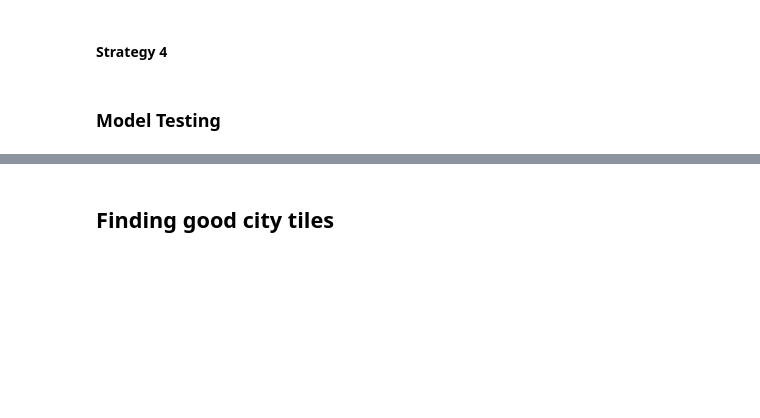
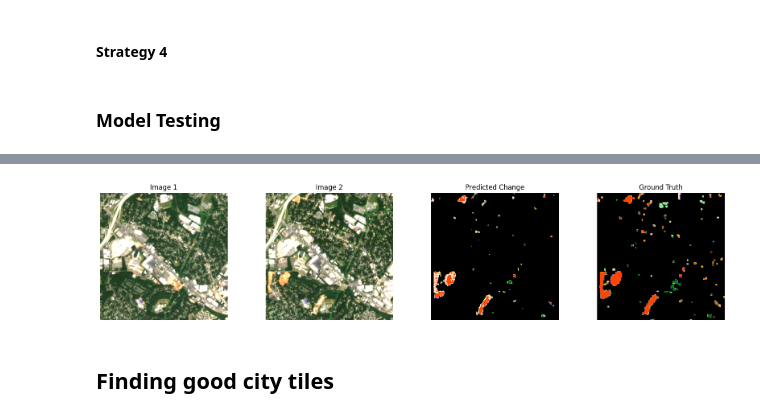
Before and after one commit to omkarsoak/UrbanTreeChangeDetection, a Jupyter notebook: ModelPredictions_and_Images.ipynb, the cells around one changed output, grey strips where cells are left out. Cells and saved outputs as stored; diff of their text form; code cells hidden in the pictures; blank space fills up the shorter version.

```diff
--- a/ModelPredictions_and_Images.ipynb
+++ b/ModelPredictions_and_Images.ipynb
@@ -8,7 +8,7 @@
 # %%
 ROOT_DIRECTORY = "ChangeDetectionMergedDividedSplit-tif3"
 SAVING_DIR = "image_saver"
-CD_DIR = "cd1_Output"
+CD_DIR = "cd2_Output"
 
 if CD_DIR == "cd1_Output":
     CLASSES = ['no_change','vegetation_increase','vegetation_decrease']
@@ -24,7 +24,7 @@ NUM_EPOCHS = 100
 #MODEL_NAME = 'snunet_ECAM'
 #'siamunet_conc','siamunet_diff','siamunet_EF','snunet_conc','snunet_ECAM'
 
-# ARCHITECTURE = 'unet' # 'unet' or 'linknet', 'pspnet', 'deeplabv3plus'
+# ARCHITECTURE = 'pspnet' # 'unet' or 'linknet', 'pspnet', 'deeplabv3plus'
 # SEMANTIC_CLASSES = ['water', 'building', 'sparse_vegetation', 'dense_vegetation']
 # %% [markdown]
 ### Data Loader
@@ -1653,16 +1671,16 @@ def visualize_single_sample(model, test_loader, sample_idx, device='cpu',
         save_path: Optional path to save the visualization
     """
     ######## Siamunets, PCC, STANet #############
-    checkpoint = torch.load(checkpoint_path, map_location=device, weights_only=False)
-    model.load_state_dict(checkpoint['model_state_dict'])
-    print(f"Loaded checkpoint from {checkpoint_path}")
+    # checkpoint = torch.load(checkpoint_path, map_location=device, weights_only=False)
+    # model.load_state_dict(checkpoint['model_state_dict'])
+    # print(f"Loaded checkpoint from {checkpoint_path}")
 
     ########### STRATEGY 3 ################
-    # checkpoint = torch.load(checkpoint_path, map_location=device)
-    # print(f"Loading checkpoint from {checkpoint_path}")
-    # model.cd_model.load_state_dict(checkpoint['cd_model'])
-    # model.lcm_model.load_state_dict(checkpoint['lcm_model'])
-    # print("Successfully loaded both CD and LCM models")
+    checkpoint = torch.load(checkpoint_path, map_location=device)
+    print(f"Loading checkpoint from {checkpoint_path}")
+    model.cd_model.load_state_dict(checkpoint['cd_model'])
+    model.lcm_model.load_state_dict(checkpoint['lcm_model'])
+    print("Successfully loaded both CD and LCM models")
 
     ########### STRATEGY 4 ################
     # checkpoint_path=full_checkpoint_path
@@ -1699,21 +1717,33 @@ def visualize_single_sample(model, test_loader, sample_idx, device='cpu',
         img2_batch = img2.unsqueeze(0).to(device)
 
         ########### Siamunets, STANet ################
-        output = model(img1_batch, img2_batch)
-        pred_mask = torch.argmax(output, dim=1)[0].cpu().numpy()
+        # output = model(img1_batch, img2_batch)
+        # pred_mask = torch.argmax(output, dim=1)[0].cpu().numpy()
 
         ########### PCC, STRATEGY 4 ################
-        # _,_,output = model(img1_batch, img2_batch)
+        # segpred2019,segpred2024,output = model(img1_batch, img2_batch)
         # pred_mask = torch.argmax(output, dim=1)[0].cpu().numpy()
+        # lcm_pred_2019 = torch.argmax(segpred2019, dim=1)[0].cpu().numpy()
+        # lcm_pred_2024 = torch.argmax(segpred2024, dim=1)[0].cpu().numpy()
 
         ########### STRATEGY 3 ################
-        # cd_pred = model.cd_model(torch.cat([img1.unsqueeze(0), img2.unsqueeze(0)], dim=1))
-        # lcm_pred_2019 = model.lcm_model(img1.unsqueeze(0))
-        # lcm_pred_2024 = model.lcm_model(img2.unsqueeze(0))
-        # semantic_pred = create_semantic_change_mask(cd_pred, lcm_pred_2019, lcm_pred_2024)
-        # pred_mask = semantic_pred.squeeze(0)
+        cd_pred = model.cd_model(torch.cat([img1.unsqueeze(0), img2.unsqueeze(0)], dim=1))
+        seg_pred_2019 = model.lcm_model(img1.unsqueeze(0))
+        seg_pred_2024 = model.lcm_model(img2.unsqueeze(0))
+        semantic_pred = create_semantic_change_mask(cd_pred, seg_pred_2019, seg_pred_2024)
+        pred_mask = semantic_pred.squeeze(0)
+        lcm_pred_2019 = torch.argmax(seg_pred_2019, dim=1)
+        lcm_pred_2024 = torch.argmax(seg_pred_2024, dim=1)
 
+    colors_seg_2019 = ['lightblue','white','lightgreen', 'darkgreen']
+    colors_seg_2024 = ['white', 'lightblue','lightgreen', 'darkgreen']
+    cmap_seg_2019 = plt.matplotlib.colors.ListedColormap(colors_seg_2019)
+    cmap_seg_2024 = plt.matplotlib.colors.ListedColormap(colors_seg_2019)
 
+    # plt.imshow(lcm_pred_2019[0], cmap=cmap_seg_2019)
+    # plt.show()
+    plt.imsave(f"{save_path}_lcm2019.png", lcm_pred_2019[0], cmap=cmap_seg_2019)
+    plt.imsave(f"{save_path}_lcm2024.png", lcm_pred_2024[0], cmap=cmap_seg_2019)
     # Create visualization
     fig, axes = plt.subplots(1, 4, figsize=(20, 5))
     plt.subplots_adjust(wspace=0.3)
@@ -1748,7 +1778,7 @@ def visualize_single_sample(model, test_loader, sample_idx, device='cpu',
     axes[2].imshow(pred_mask, cmap=cmap, vmin=0, vmax=num_cd_classes-1)
     axes[2].set_title('Predicted Change')
     axes[2].axis('off')
-    plt.imsave(f"{save_path}_CDprediction.png", pred_mask, cmap=cmap, vmin=0, vmax=num_cd_classes-1)
+    #plt.imsave(f"{save_path}_CDprediction.png", pred_mask, cmap=cmap, vmin=0, vmax=num_cd_classes-1)
 
     axes[3].imshow(true_mask, cmap=cmap, vmin=0, vmax=num_cd_classes-1)
     axes[3].set_title('Ground Truth')
@@ -1760,12 +1790,12 @@ def visualize_single_sample(model, test_loader, sample_idx, device='cpu',
 # Example usage:
 
 # Find sample by filename and visualize
-#filename = 'NorthCarolina_Charlotte_W_2019_2.tif'
+filename = 'NorthCarolina_Charlotte_W_2019_2.tif'
 #filename = 'Alabama_Cleveland_SE_2019_2.tif'
-filename = 'Netherlands_Rotterdam_N_2019_3.tif'
+#filename = 'Netherlands_Rotterdam_N_2019_3.tif'
 editedfilename = filename.replace('.tif','')
 display_loader = test_loader  # Using image from test_loader for visualization
-model_name = f'{model_name1}_{attention_mode}'#ARCHITECTURE #MODEL_NAME #Strategy3
+model_name = 'Strategy3' #f'{model_name1}_{attention_mode}'#ARCHITECTURE #MODEL_NAME #Strategy3
 rooting_dir = f"{SAVING_DIR}/{model_name}_{num_cd_classes}-classes_{editedfilename}"
 
 if not os.path.exists(rooting_dir):
@@ -1779,3 +1809,4 @@ if sample_idx >= 0:
                             save_path=f"{rooting_dir}/{model_name}_{num_cd_classes}-classes_{editedfilename}_")
 else:
     print(f"File {filename} not found in dataset.")
+# %% [output]
@@ -1782,3 +1815,4 @@ else:
+[figure, added]
 # %% [markdown]
 ## Finding good city tiles
 # %% [markdown]
```
Also changed, not shown: parts of 7 cells of this notebook.
